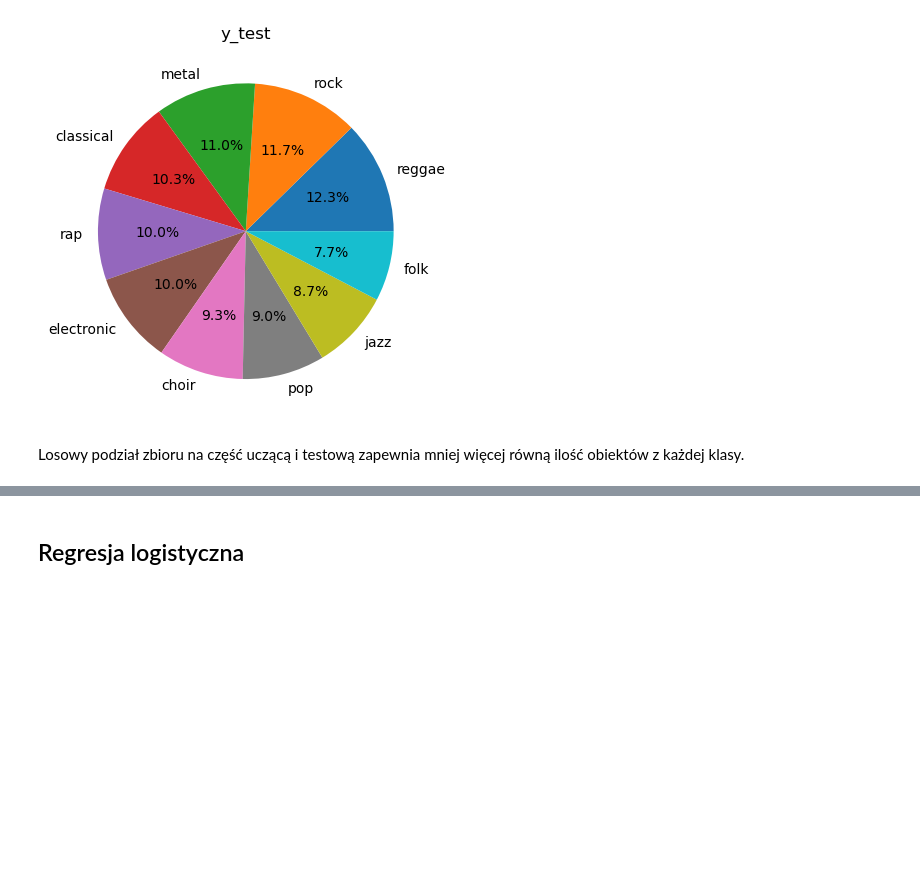
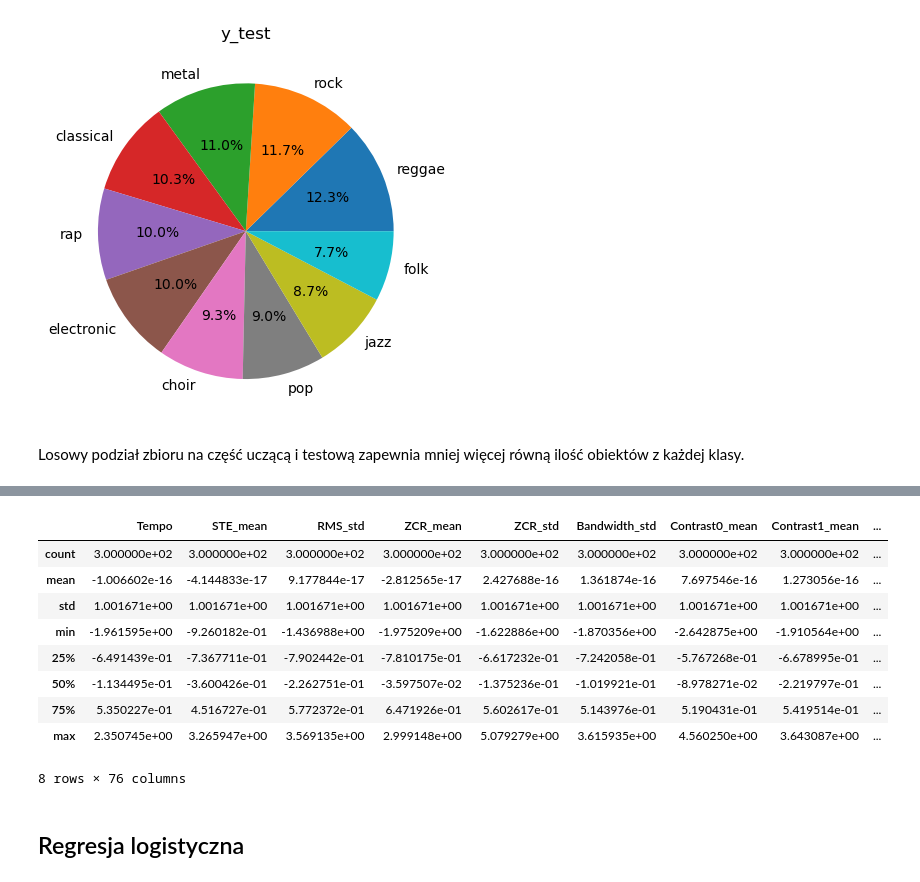
Before and after one commit to lamachan/music_genre_classification, a Jupyter notebook: classification_models.ipynb, the cells around one changed output, grey strips where cells are left out. Saved outputs shown, nothing was run; the diff lists cells and outputs as text; code cells hidden in the pictures; blank space fills up the shorter version.

```diff
--- a/classification_models.ipynb
+++ b/classification_models.ipynb
@@ -144,0 +139,15 @@ Losowy podział zbioru na część uczącą i testową zapewnia mniej więcej r
+# %%
+standardised_X_test = pd.DataFrame(standard_scaler.fit_transform(df_div['X_test']), columns=df_div['X_test'].columns)
+df_div['X_test'] = standardised_X_test
+df_div['X_test'].describe()
+# %% [output]
+|  | Tempo | STE_mean | RMS_std | ZCR_mean | ZCR_std | Bandwidth_std | Contrast0_mean | Contrast1_mean | ... |
+| count | 3.000000e+02 | 3.000000e+02 | 3.000000e+02 | 3.000000e+02 | 3.000000e+02 | 3.000000e+02 | 3.000000e+02 | 3.000000e+02 | ... |
+| mean | -1.006602e-16 | -4.144833e-17 | 9.177844e-17 | -2.812565e-17 | 2.427688e-16 | 1.361874e-16 | 7.697546e-16 | 1.273056e-16 | ... |
+| std | 1.001671e+00 | 1.001671e+00 | 1.001671e+00 | 1.001671e+00 | 1.001671e+00 | 1.001671e+00 | 1.001671e+00 | 1.001671e+00 | ... |
+| min | -1.961595e+00 | -9.260182e-01 | -1.436988e+00 | -1.975209e+00 | -1.622886e+00 | -1.870356e+00 | -2.642875e+00 | -1.910564e+00 | ... |
+| 25% | -6.491439e-01 | -7.367711e-01 | -7.902442e-01 | -7.810175e-01 | -6.617232e-01 | -7.242058e-01 | -5.767268e-01 | -6.678995e-01 | ... |
+| 50% | -1.134495e-01 | -3.600426e-01 | -2.262751e-01 | -3.597507e-02 | -1.375236e-01 | -1.019921e-01 | -8.978271e-02 | -2.219797e-01 | ... |
+| 75% | 5.350227e-01 | 4.516727e-01 | 5.772372e-01 | 6.471926e-01 | 5.602617e-01 | 5.143976e-01 | 5.190431e-01 | 5.419514e-01 | ... |
+| max | 2.350745e+00 | 3.265947e+00 | 3.569135e+00 | 2.999148e+00 | 5.079279e+00 | 3.615935e+00 | 4.560250e+00 | 3.643087e+00 | ... |
+8 rows × 76 columns
```
Also changed, not shown: parts of 22 cells of this notebook, 9 other files.
